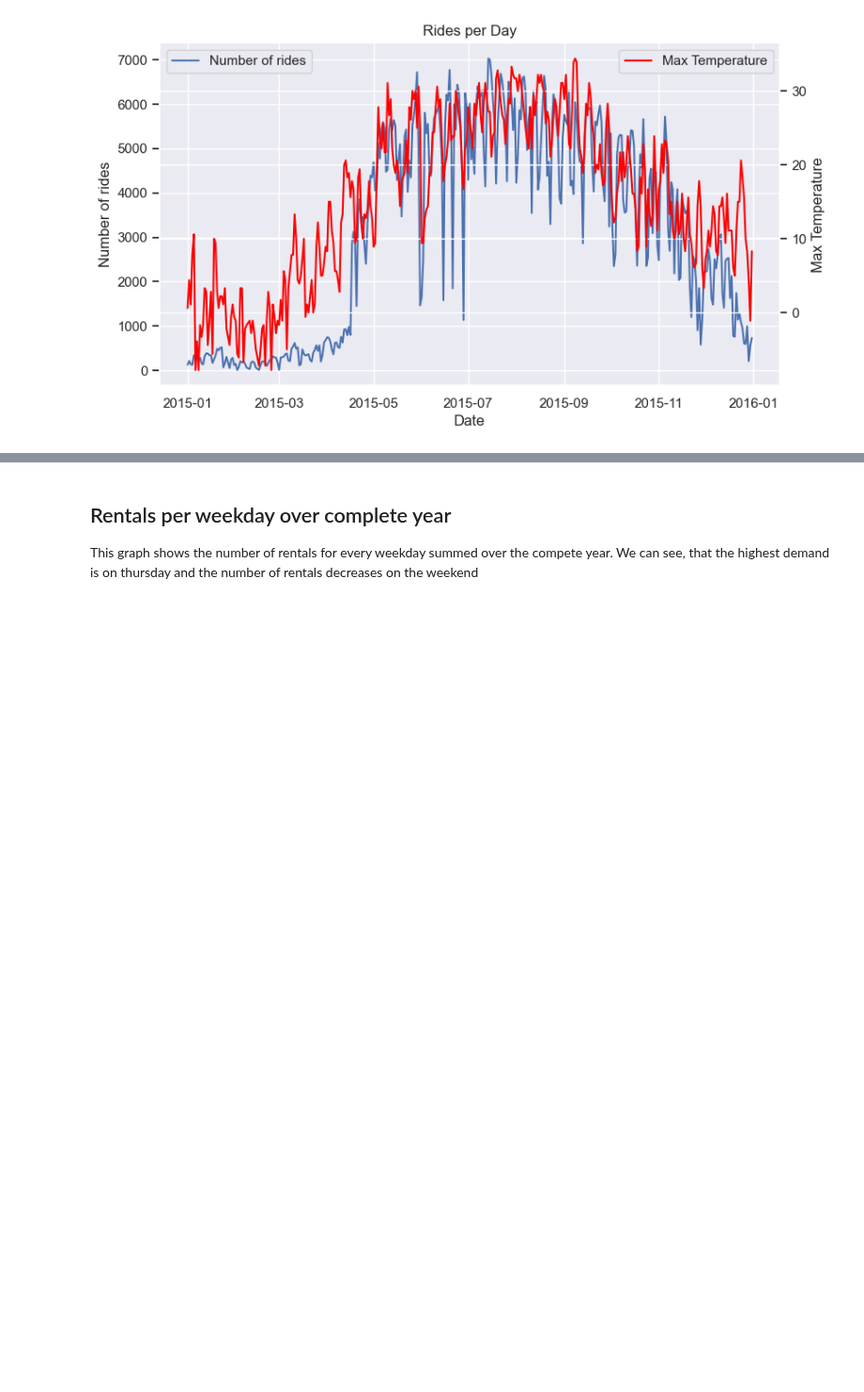
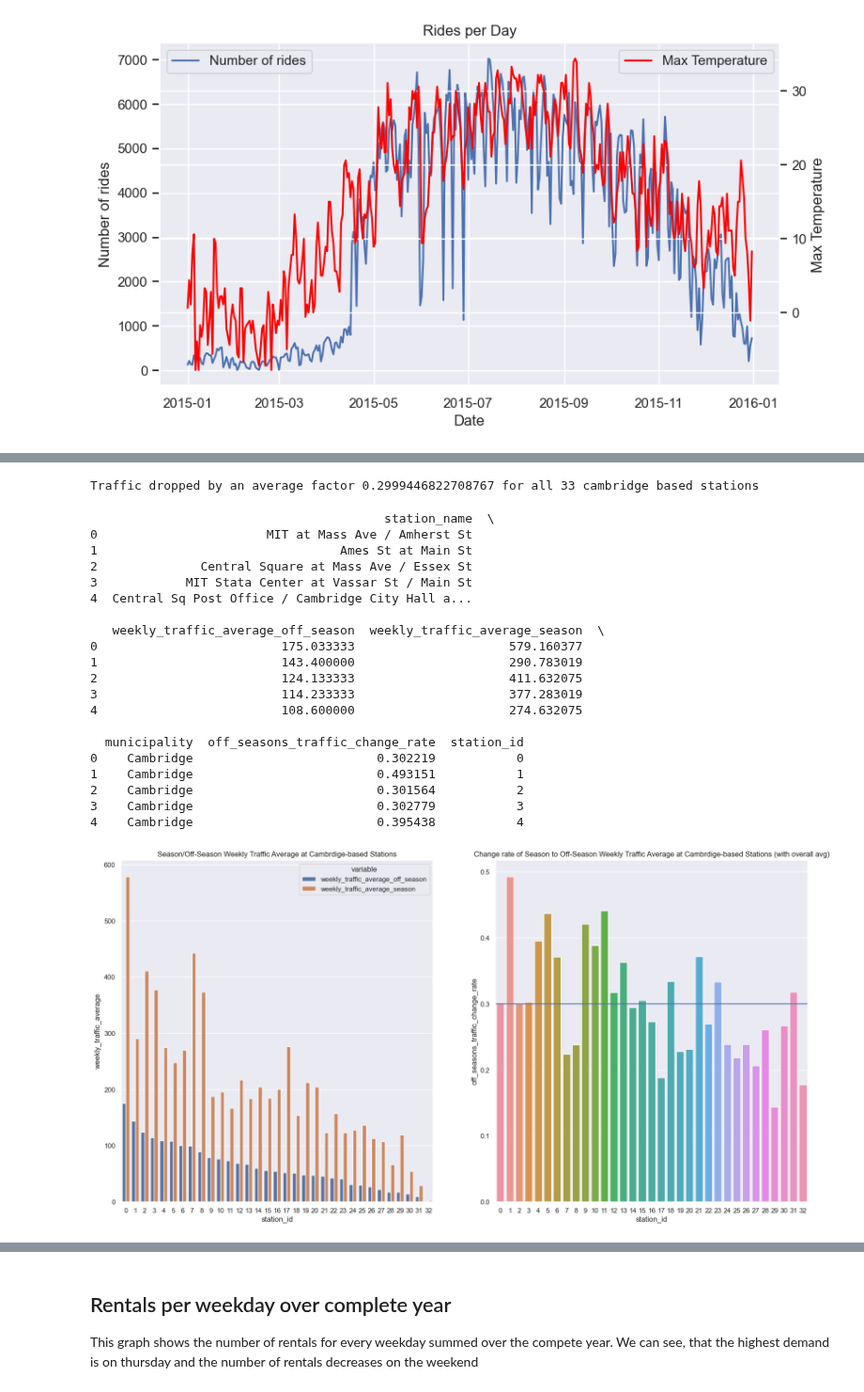
Before and after one commit to RavenRudi/AA_Group16, a Jupyter notebook: time_demand_patterns.ipynb, the cells around one changed output, grey strips where cells are left out. Shown at 94% size. Saved outputs shown, nothing was run; the diff lists cells and outputs as text; code cells hidden in the pictures; blank space fills up the shorter version.

```diff
--- a/time_demand_patterns.ipynb
+++ b/time_demand_patterns.ipynb
@@ -41,0 +145,72 @@ ax2.legend(['Max Temperature'], loc="upper right")
+# %%
+# Get the change rate during winter/ summer of cambrige
+# only cambrige based stations in the first 16 weeks
+off_season_duration_in_weeks = 15
+
+df_off_season_analysis = df_station_traffic_sum_kw.copy()
+df_off_season_analysis = df_off_season_analysis.merge(df_municipality, on='station_name')
+df_cambridge_off_season_weekly_traffic = df_off_season_analysis[np.logical_and(df_off_season_analysis['municipality'] == 'Cambridge', df_off_season_analysis['week_num'] <= off_season_duration_in_weeks)]
+
+df_station_traffic_avg_off_season = df_cambridge_off_season_weekly_traffic.groupby('station_name')['total_traffic_sum'].mean().to_frame(name='weekly_traffic_average_off_season')
+df_station_traffic_avg_off_season.sort_values('weekly_traffic_average_off_season', ascending=False, inplace=True)
+
+
+df_season_comparison = df_station_traffic_avg_off_season.merge(df_station_traffic_avg_season, on='station_name')
+
+# remove all fully closed cambridge stations (they are listed but were not open due to construction)
+df_season_comparison = df_season_comparison[df_season_comparison['weekly_traffic_average_off_season'] != 0]
+
+df_season_comparison['off_seasons_traffic_change_rate'] = df_season_comparison['weekly_traffic_average_off_season'] / df_season_comparison['weekly_traffic_average_season']
+
+average_off_season_traffic_change = df_season_comparison['off_seasons_traffic_change_rate'].mean()
+
+print(f'Traffic dropped by an average factor {average_off_season_traffic_change} for all {len(df_season_comparison)} cambridge based stations')
+# %% [output]
+Traffic dropped by an average factor 0.2999446822708767 for all 33 cambridge based stations
+# %%
+import seaborn as sns
+import pandas as pd
+import matplotlib.pyplot as plt
+
+fig, ax = plt.subplots(1,2,figsize=(20,10))
+df_barchart = df_season_comparison.copy()
+
+ids, keys = pd.factorize(df_barchart['station_name'])
+df_station_index = pd.DataFrame({'station_id': ids, 'station_name': keys})
+
+df_linechart = df_barchart.copy().merge(df_station_index, on='station_name')
+print(df_linechart.head())
+
+graph1 = sns.barplot(data=df_linechart, x='station_id', y='off_seasons_traffic_change_rate', ax=ax[1])
+graph1.axhline(df_linechart['off_seasons_traffic_change_rate'].mean())
+ax[1].set_title('Change rate of Season to Off-Season Weekly Traffic Average at Cambrdige-based Stations (with overall avg)')
+
+df_barchart = pd.melt(df_barchart, id_vars=['station_name'], value_vars=['weekly_traffic_average_off_season', 'weekly_traffic_average_season'], value_name='weekly_traffic_average')
+df_barchart = df_barchart.merge(df_station_index, on='station_name')
+
+graph2 = sns.barplot(data=df_barchart, x='station_id', y='weekly_traffic_average', hue='variable', ax=ax[0])
+ax[0].set_title('Season/Off-Season Weekly Traffic Average at Cambrdige-based Stations')
+
+plt.show()
+# %% [output]
+                                        station_name  \
+0                       MIT at Mass Ave / Amherst St
+1                                 Ames St at Main St
+2              Central Square at Mass Ave / Essex St
+3            MIT Stata Center at Vassar St / Main St
+4  Central Sq Post Office / Cambridge City Hall a...
+
+   weekly_traffic_average_off_season  weekly_traffic_average_season  \
+0                         175.033333                     579.160377
+1                         143.400000                     290.783019
+2                         124.133333                     411.632075
+3                         114.233333                     377.283019
+4                         108.600000                     274.632075
+
+  municipality  off_seasons_traffic_change_rate  station_id
+0    Cambridge                         0.302219           0
+1    Cambridge                         0.493151           1
+2    Cambridge                         0.301564           2
+3    Cambridge                         0.302779           3
+4    Cambridge                         0.395438           4
+[figure, added]
```
Also changed, not shown: parts of 19 cells of this notebook.
